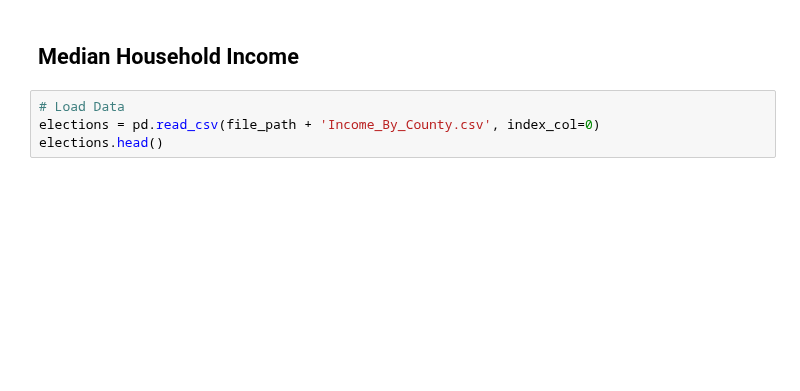
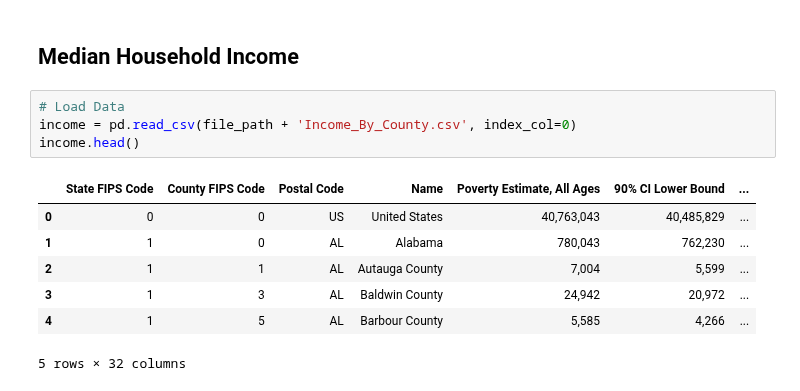
Before and after one commit to tayweid/tayweid.github.io, a Jupyter notebook: econ-0150/parts/part-2-5/Exercise_2_5.ipynb, the cells around one changed output. Drawn from its saved outputs; the diff is of its cells as text; blank space fills up the shorter version.

Commit message:
update path

```diff
--- a/econ-0150/parts/part-2-5/Exercise_2_5.ipynb
+++ b/econ-0150/parts/part-2-5/Exercise_2_5.ipynb
@@ -20,5 +37,13 @@ elections.head()
 ## Median Household Income
 # %%
 # Load Data
-elections = pd.read_csv(file_path + 'Income_By_County.csv', index_col=0)
-elections.head()
+income = pd.read_csv(file_path + 'Income_By_County.csv', index_col=0)
+income.head()
+# %% [output]
+|  | State FIPS Code | County FIPS Code | Postal Code | Name | Poverty Estimate, All Ages | 90% CI Lower Bound | ... |
+| 0 | 0 | 0 | US | United States | 40,763,043 | 40,485,829 | ... |
+| 1 | 1 | 0 | AL | Alabama | 780,043 | 762,230 | ... |
+| 2 | 1 | 1 | AL | Autauga County | 7,004 | 5,599 | ... |
+| 3 | 1 | 3 | AL | Baldwin County | 24,942 | 20,972 | ... |
+| 4 | 1 | 5 | AL | Barbour County | 5,585 | 4,266 | ... |
+5 rows × 32 columns
```
Also changed, not shown: parts of 3 cells of this notebook, 3 other files.
